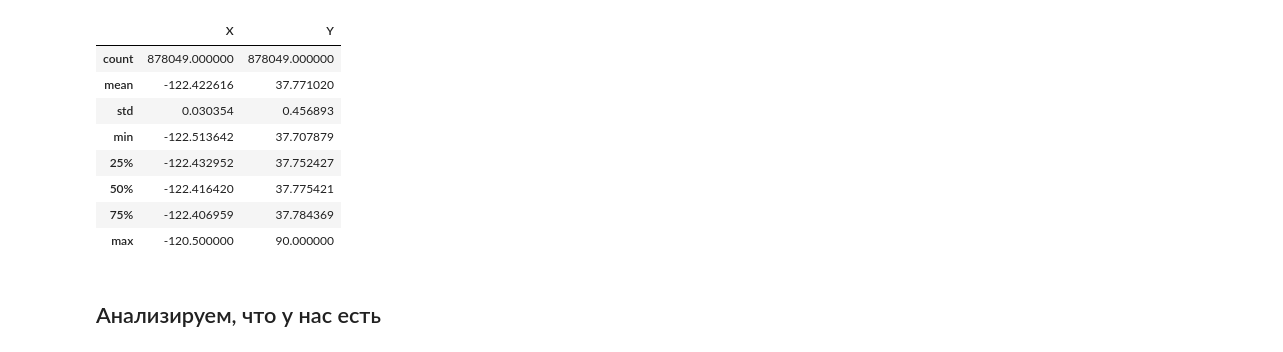
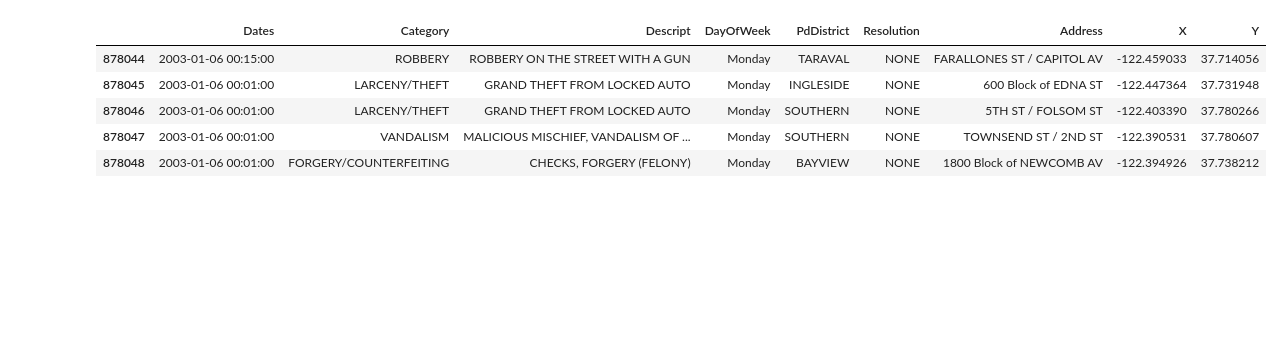
Before and after one commit to kiote/kaggle, a Jupyter notebook: sf-crime/basemodel.ipynb, the cells around one changed output. Saved outputs shown, nothing was run; the diff lists cells and outputs as text; code cells hidden in the pictures; blank space fills up the shorter version.

```diff
--- a/sf-crime/basemodel.ipynb
+++ b/sf-crime/basemodel.ipynb
@@ -3,15 +7,10 @@ import pandas as pd
 dataset = pd.read_csv('train.csv')
 # %%
-dataset.describe()
+dataset.tail()
 # %% [output]
-|  | X | Y |
-| count | 878049.000000 | 878049.000000 |
-| mean | -122.422616 | 37.771020 |
-| std | 0.030354 | 0.456893 |
-| min | -122.513642 | 37.707879 |
-| 25% | -122.432952 | 37.752427 |
-| 50% | -122.416420 | 37.775421 |
-| 75% | -122.406959 | 37.784369 |
-| max | -120.500000 | 90.000000 |
+|  | Dates | Category | Descript | DayOfWeek | PdDistrict | Resolution | Address | X | Y |
+| 878044 | 2003-01-06 00:15:00 | ROBBERY | ROBBERY ON THE STREET WITH A GUN | Monday | TARAVAL | NONE | FARALLONES ST / CAPITOL AV | -122.459033 | 37.714056 |
+| 878045 | 2003-01-06 00:01:00 | LARCENY/THEFT | GRAND THEFT FROM LOCKED AUTO | Monday | INGLESIDE | NONE | 600 Block of EDNA ST | -122.447364 | 37.731948 |
+| 878046 | 2003-01-06 00:01:00 | LARCENY/THEFT | GRAND THEFT FROM LOCKED AUTO | Monday | SOUTHERN | NONE | 5TH ST / FOLSOM ST | -122.403390 | 37.780266 |
+| 878047 | 2003-01-06 00:01:00 | VANDALISM | MALICIOUS MISCHIEF, VANDALISM OF ... | Monday | SOUTHERN | NONE | TOWNSEND ST / 2ND ST | -122.390531 | 37.780607 |
+| 878048 | 2003-01-06 00:01:00 | FORGERY/COUNTERFEITING | CHECKS, FORGERY (FELONY) | Monday | BAYVIEW | NONE | 1800 Block of NEWCOMB AV | -122.394926 | 37.738212 |
-# %% [markdown]
-## Анализируем, что у нас есть
```
Also changed, not shown: parts of 15 cells of this notebook.
